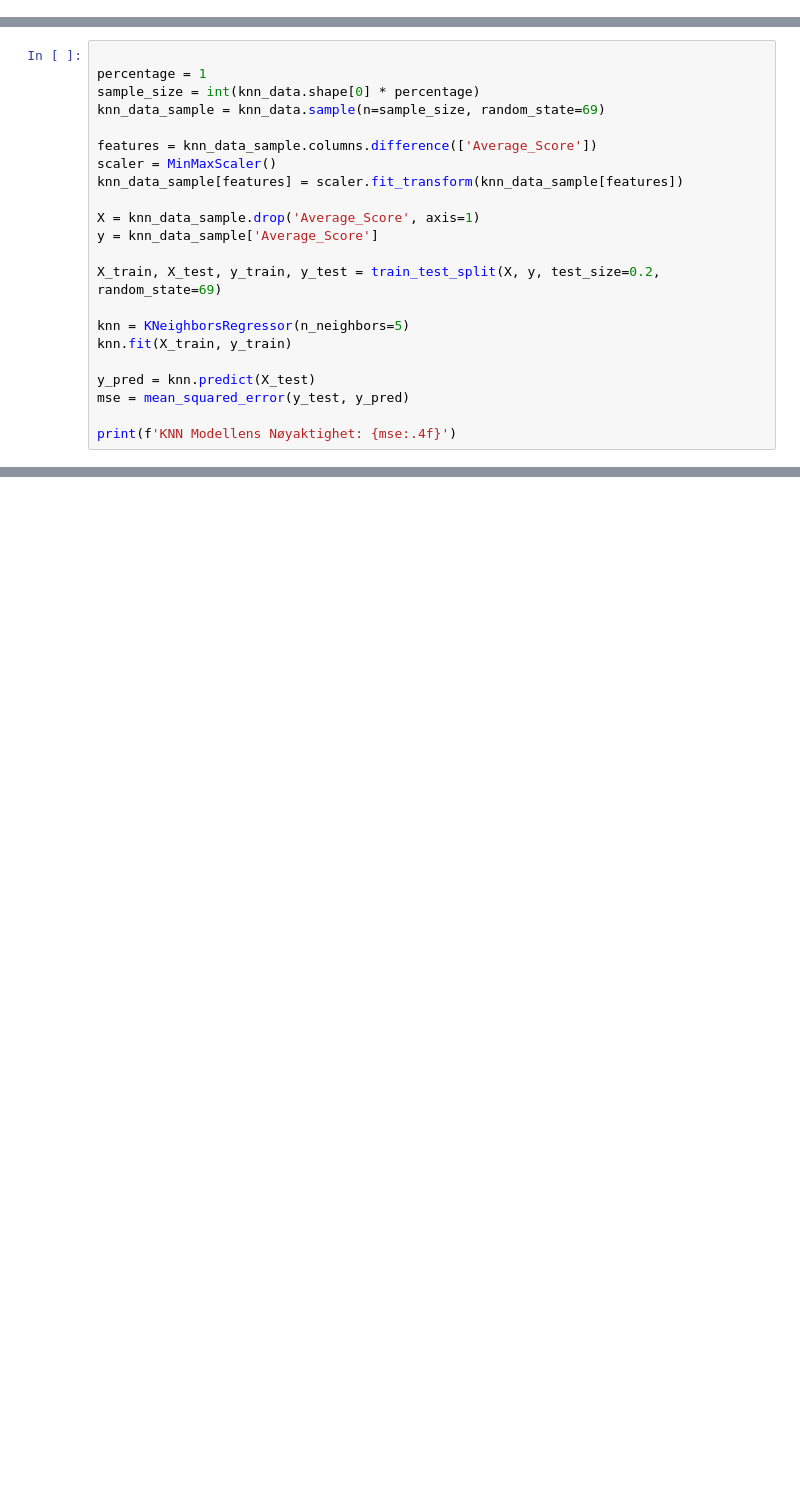
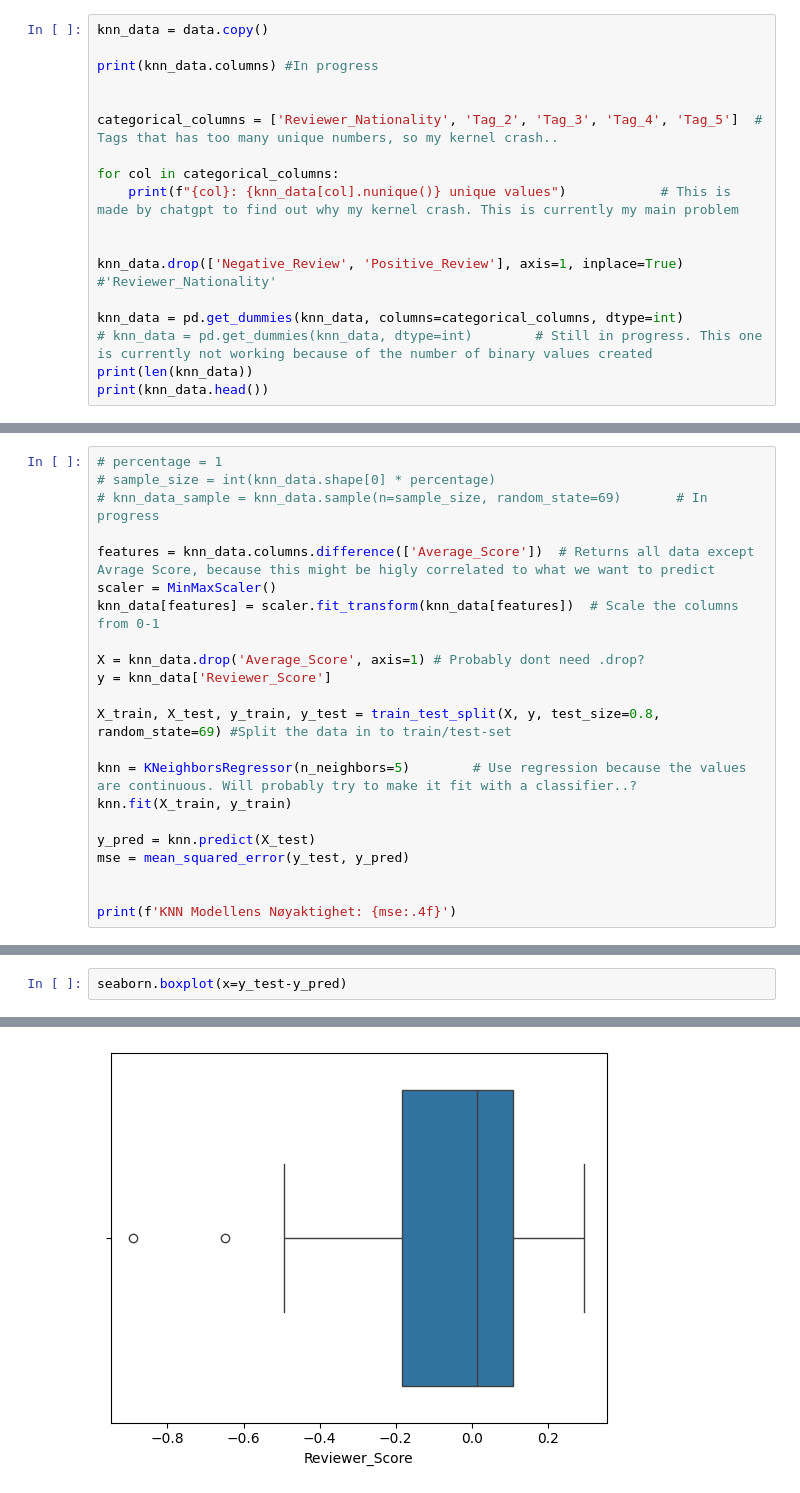
Before and after one commit to hanseirikops/INFO-284-Supergruppen, a Jupyter notebook: k_nearest_neighbour.ipynb, the cells around one changed output, grey strips where cells are left out. Saved outputs shown, nothing was run; the diff lists cells and outputs as text; blank space fills up the shorter version.

```diff
--- a/k_nearest_neighbour.ipynb
+++ b/k_nearest_neighbour.ipynb
@@ -117,0 +75,18 @@ print(knn_data.head())
+# %%
+knn_data = data.copy()
+
+print(knn_data.columns) #In progress
+
+
+categorical_columns = ['Reviewer_Nationality', 'Tag_2', 'Tag_3', 'Tag_4', 'Tag_5']  # Tags that has too many unique numbers, so my kernel crash..
+
+for col in categorical_columns:
+    print(f"{col}: {knn_data[col].nunique()} unique values")            # This is made by chatgpt to find out why my kernel crash. This is currently my main problem
+
+
+knn_data.drop(['Negative_Review', 'Positive_Review'], axis=1, inplace=True)     #'Reviewer_Nationality'
+
+knn_data = pd.get_dummies(knn_data, columns=categorical_columns, dtype=int)
+# knn_data = pd.get_dummies(knn_data, dtype=int)        # Still in progress. This one is currently not working because of the number of binary values created
+print(len(knn_data))
+print(knn_data.head())
@@ -118,23 +133,23 @@ print(knn_data.head())
 # %%
+# percentage = 1
+# sample_size = int(knn_data.shape[0] * percentage)
+# knn_data_sample = knn_data.sample(n=sample_size, random_state=69)       # In progress
 
-percentage = 1
-sample_size = int(knn_data.shape[0] * percentage)
-knn_data_sample = knn_data.sample(n=sample_size, random_state=69)
+features = knn_data.columns.difference(['Average_Score'])  # Returns all data except Avrage Score, because this might be higly correlated to what we want to predict
+scaler = MinMaxScaler()
+knn_data[features] = scaler.fit_transform(knn_data[features])  # Scale the columns from 0-1
 
-features = knn_data_sample.columns.difference(['Average_Score'])
-scaler = MinMaxScaler()
-knn_data_sample[features] = scaler.fit_transform(knn_data_sample[features])
+X = knn_data.drop('Average_Score', axis=1) # Probably dont need .drop?
+y = knn_data['Reviewer_Score']
 
-X = knn_data_sample.drop('Average_Score', axis=1)
-y = knn_data_sample['Average_Score']
+X_train, X_test, y_train, y_test = train_test_split(X, y, test_size=0.8, random_state=69) #Split the data in to train/test-set
 
-X_train, X_test, y_train, y_test = train_test_split(X, y, test_size=0.2, random_state=69)
-
-knn = KNeighborsRegressor(n_neighbors=5)
+knn = KNeighborsRegressor(n_neighbors=5)        # Use regression because the values are continuous. Will probably try to make it fit with a classifier..?
 knn.fit(X_train, y_train)
 
 y_pred = knn.predict(X_test)
 mse = mean_squared_error(y_test, y_pred)
 
+
 print(f'KNN Modellens Nøyaktighet: {mse:.4f}')
 # %% [output]
@@ -141,0 +157,3 @@ KNN Modellens Nøyaktighet: 0.1805
+# %%
+seaborn.boxplot(x=y_test-y_pred)
+# %% [output]
@@ -141,0 +161 @@ KNN Modellens Nøyaktighet: 0.1805
+[figure, added]
```
Also changed, not shown: parts of 10 cells of this notebook.
